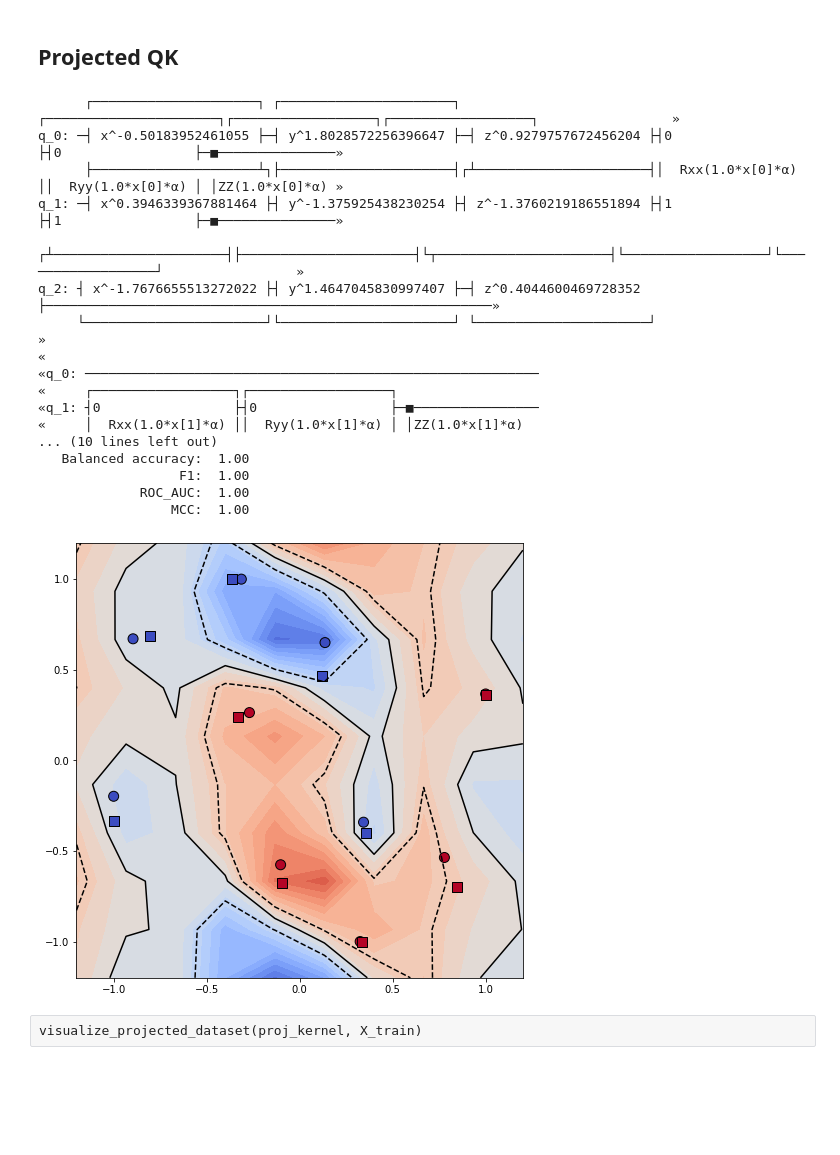
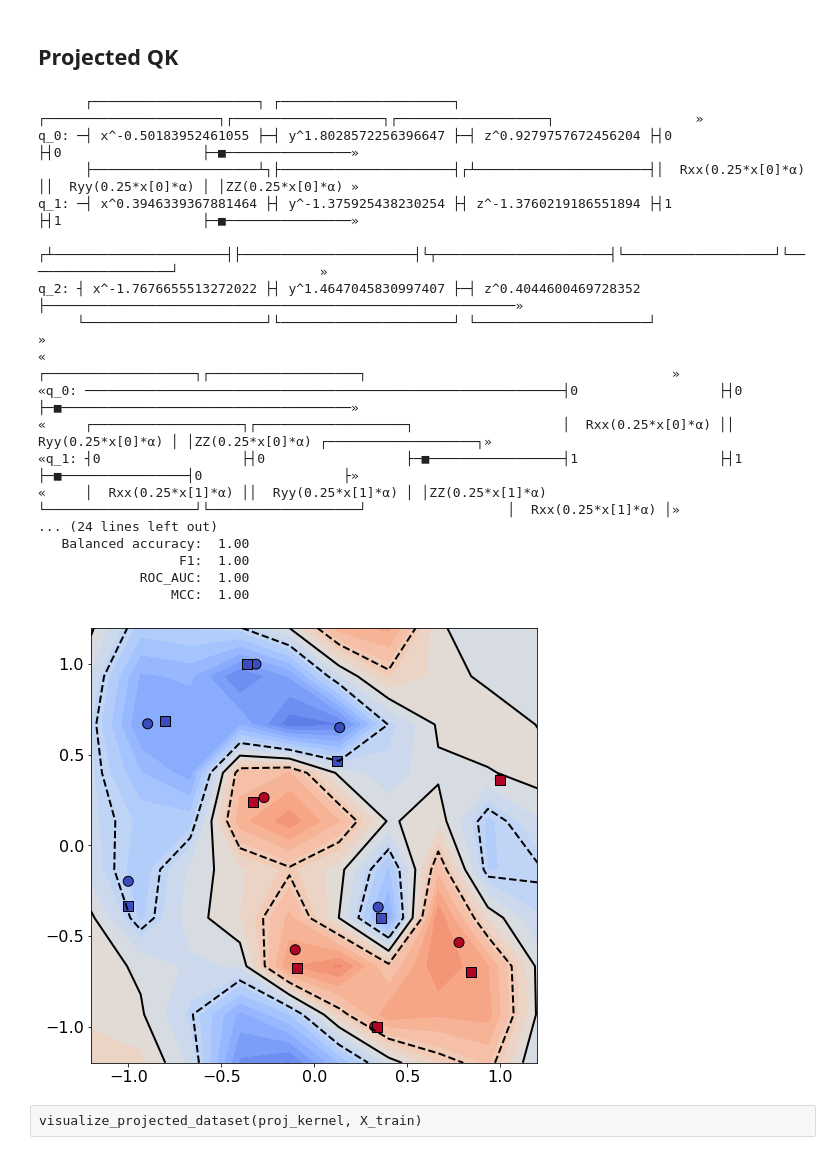
Before and after one commit to DmitriiNabok/QuantumKernelSupportVectorMachine, a Jupyter notebook: results/moons-QKE-pQKE-QKT.ipynb, the cells around one changed output. Saved outputs shown, nothing was run; the diff lists cells and outputs as text; code cells hidden in the pictures; blank space fills up the shorter version.

```diff
--- a/results/moons-QKE-pQKE-QKT.ipynb
+++ b/results/moons-QKE-pQKE-QKT.ipynb
@@ -159,7 +233,7 @@ fm = QuantumFeatureMap(
 print(fm.draw(plot_barriers=False, fold=150))
 
 _fm = fm.assign_parameters({fm.alpha: np.pi/2})
-proj_kernel = ProjectedQuantumKernel(_fm, gamma=1.0, projection='xyz_sum', random_state=seed)
+proj_kernel = ProjectedQuantumKernel(_fm, gamma=np.pi/2, projection='xyz_sum', random_state=seed)
 # print(proj_kernel.evaluate(X_train))
 
 pqk_svc = SVC(kernel=proj_kernel.evaluate, C=1.0, random_state=seed)
@@ -213,7 +287,7 @@ fm = QuantumFeatureMap(
 print(fm.draw(plot_barriers=False, fold=150))
 
 _fm = fm.assign_parameters({fm.alpha: np.pi/2})
-proj_kernel = ProjectedQuantumKernel(_fm, gamma=1.0, projection='xyz', random_state=seed)
+proj_kernel = ProjectedQuantumKernel(_fm, gamma=np.pi/2, projection='xyz', random_state=seed)
 # print(proj_kernel.evaluate(X_train))
 
 pqk_svc = SVC(kernel=proj_kernel.evaluate, C=1.0, random_state=seed)
@@ -308,7 +382,7 @@ fm = ZZ_FeatureMap(n_features, n_qubits, n_layers, data_map_func=data_map)
 print(fm.draw(plot_barriers=False, fold=150))
 
 _fm = fm.assign_parameters({fm.alpha: np.pi/2})
-proj_kernel = ProjectedQuantumKernel(_fm, gamma=2.0, projection='xyz', random_state=seed)
+proj_kernel = ProjectedQuantumKernel(_fm, gamma=np.pi/2, projection='xyz', random_state=seed)
 # print(proj_kernel.evaluate(X_train))
 
 pqk_svc = SVC(kernel=proj_kernel.evaluate, C=1.0, random_state=seed)
@@ -349,7 +423,7 @@ visualize_projected_dataset(proj_kernel, X_train)
 # %%
 n_features = len(X_train[0])
 n_qubits = n_features+1
-n_trotter = 1
+n_trotter = 4
 
 from qksvm.QuantumEmbedding import SingleQubitWall
 qc1 = SingleQubitWall(n_qubits, random_state=42)
@@ -398,53 +472,53 @@ q_2: ┤ x^-1.7676655513272022 ├┤ y^1.4647045830997407 ├─┤ z^0.4044600
 # %%
 n_features = len(X_train[0])
 n_qubits = n_features+1
-n_trotter = 1
+n_trotter = 4
 
 from qksvm.QuantumEmbedding import SingleQubitWall
 qc1 = SingleQubitWall(n_qubits, random_state=42)
 
 from qksvm.QuantumEmbedding import HamiltonianEvolution
 qc2 = HamiltonianEvolution(n_features, n_qubits, n_trotter)
 
 from qiskit import QuantumRegister, QuantumCircuit
 fm = QuantumCircuit(n_qubits)
 fm.append(qc1.to_instruction(), fm.qubits)
 fm.append(qc2.to_instruction(), fm.qubits)
 print(fm.decompose().draw(plot_barriers=False, fold=150))
 
 _fm = fm.assign_parameters({qc2.alpha: np.pi/2})
-proj_kernel = ProjectedQuantumKernel(_fm, gamma=1.0, projection='xyz', random_state=seed)
+proj_kernel = ProjectedQuantumKernel(_fm, gamma=np.pi/2, projection='xyz', random_state=seed)
 # print(proj_kernel.evaluate(X_train))
 
 pqk_svc = SVC(kernel=proj_kernel.evaluate, C=1.0, random_state=seed)
 pqk_svc.fit(X_train, y_train)
 
 train_scores = get_scores(pqk_svc, X_train, y_train)
 print_scores(train_scores, title='Train scores:')
 
 test_scores  = get_scores(pqk_svc, X_test,  y_test)
 print_scores(test_scores, title='Test scores:')
 
 visualize_decision_bound(pqk_svc)
 # %% [output]
-      ┌─────────────────────┐ ┌──────────────────────┐ ┌──────────────────────┐┌──────────────────┐┌──────────────────┐                 »
-q_0: ─┤ x^-0.50183952461055 ├─┤ y^1.8028572256396647 ├─┤ z^0.9279757672456204 ├┤0                 ├┤0                 ├─■───────────────»
-      ├─────────────────────┴┐├──────────────────────┤┌┴──────────────────────┤│  Rxx(1.0*x[0]*α) ││  Ryy(1.0*x[0]*α) │ │ZZ(1.0*x[0]*α) »
-q_1: ─┤ x^0.3946339367881464 ├┤ y^-1.375925438230254 ├┤ z^-1.3760219186551894 ├┤1                 ├┤1                 ├─■───────────────»
-     ┌┴──────────────────────┤├──────────────────────┤└┬──────────────────────┤└──────────────────┘└──────────────────┘                 »
-q_2: ┤ x^-1.7676655513272022 ├┤ y^1.4647045830997407 ├─┤ z^0.4044600469728352 ├─────────────────────────────────────────────────────────»
-     └───────────────────────┘└──────────────────────┘ └──────────────────────┘                                                         »
-«
-«q_0: ──────────────────────────────────────────────────────────
-«     ┌──────────────────┐┌──────────────────┐
-«q_1: ┤0                 ├┤0                 ├─■────────────────
-«     │  Rxx(1.0*x[1]*α) ││  Ryy(1.0*x[1]*α) │ │ZZ(1.0*x[1]*α)
-... (10 lines left out)
+      ┌─────────────────────┐ ┌──────────────────────┐ ┌──────────────────────┐┌───────────────────┐┌───────────────────┐                  »
+q_0: ─┤ x^-0.50183952461055 ├─┤ y^1.8028572256396647 ├─┤ z^0.9279757672456204 ├┤0                  ├┤0                  ├─■────────────────»
+      ├─────────────────────┴┐├──────────────────────┤┌┴──────────────────────┤│  Rxx(0.25*x[0]*α) ││  Ryy(0.25*x[0]*α) │ │ZZ(0.25*x[0]*α) »
+q_1: ─┤ x^0.3946339367881464 ├┤ y^-1.375925438230254 ├┤ z^-1.3760219186551894 ├┤1                  ├┤1                  ├─■────────────────»
+     ┌┴──────────────────────┤├──────────────────────┤└┬──────────────────────┤└───────────────────┘└───────────────────┘                  »
+q_2: ┤ x^-1.7676655513272022 ├┤ y^1.4647045830997407 ├─┤ z^0.4044600469728352 ├────────────────────────────────────────────────────────────»
+     └───────────────────────┘└──────────────────────┘ └──────────────────────┘                                                            »
+«                                                                  ┌───────────────────┐┌───────────────────┐                                       »
+«q_0: ─────────────────────────────────────────────────────────────┤0                  ├┤0                  ├─■─────────────────────────────────────»
+«     ┌───────────────────┐┌───────────────────┐                   │  Rxx(0.25*x[0]*α) ││  Ryy(0.25*x[0]*α) │ │ZZ(0.25*x[0]*α) ┌───────────────────┐»
+«q_1: ┤0                  ├┤0                  ├─■─────────────────┤1                  ├┤1                  ├─■────────────────┤0                  ├»
+«     │  Rxx(0.25*x[1]*α) ││  Ryy(0.25*x[1]*α) │ │ZZ(0.25*x[1]*α)  └───────────────────┘└───────────────────┘                  │  Rxx(0.25*x[1]*α) │»
+... (24 lines left out)
    Balanced accuracy:  1.00
                   F1:  1.00
              ROC_AUC:  1.00
                  MCC:  1.00
-[figure, old version]
+[figure, new version]
 # %% [raw]
 visualize_projected_dataset(proj_kernel, X_train)
 # %% [markdown]
```
Also changed, not shown: parts of 43 cells of this notebook, 31 other files.
